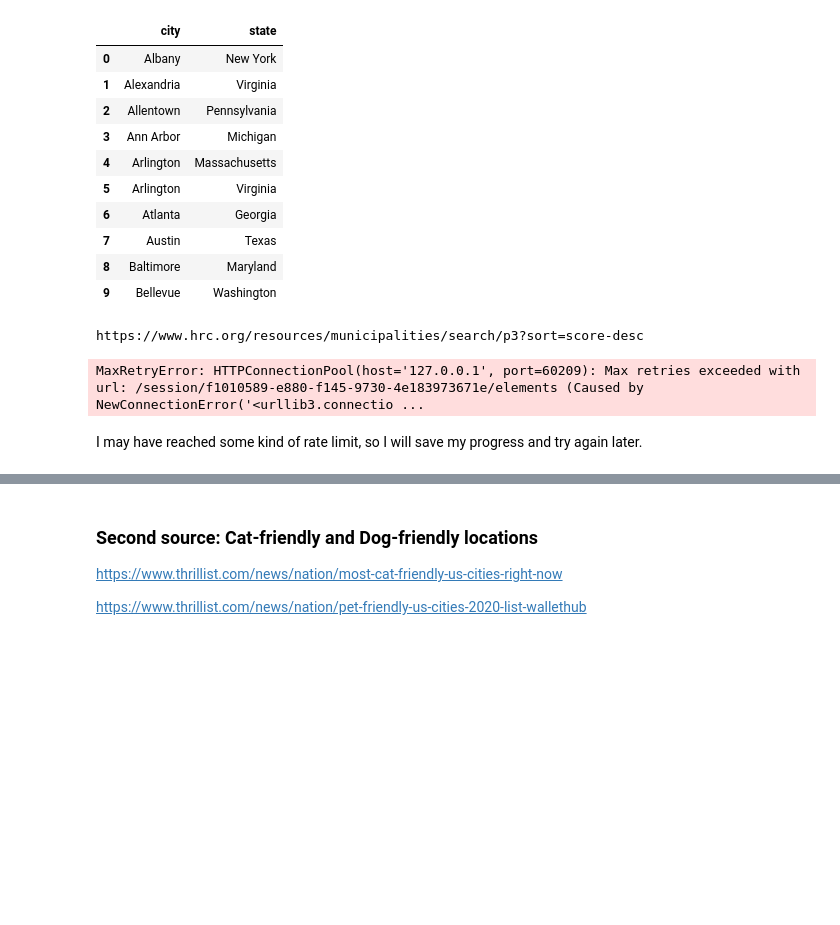
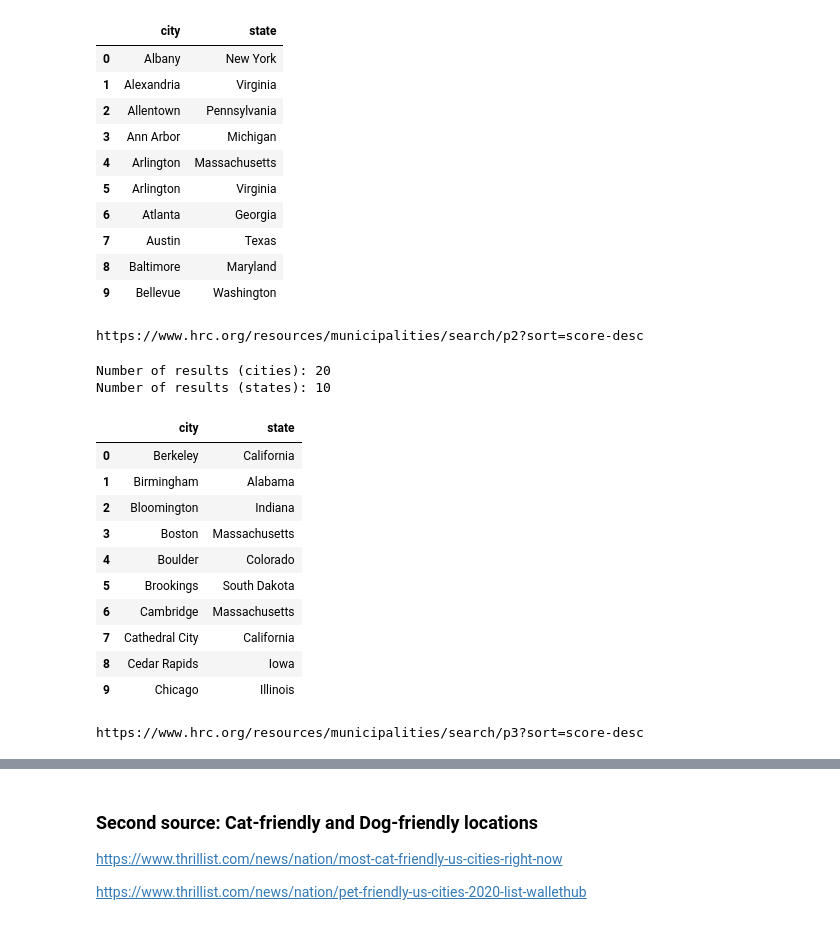
Before and after one commit to KwameTaylor/flask-project, a Jupyter notebook: acquire.ipynb, the cells around one changed output, grey strips where cells are left out. Saved outputs shown, nothing was run; the diff lists cells and outputs as text; code cells hidden in the pictures; blank space fills up the shorter version.

```diff
--- a/acquire.ipynb
+++ b/acquire.ipynb
@@ -73,9 +132,10 @@ urlpage = 'https://www.hrc.org/resources/municipalities/search?sort=score-desc'
 print(urlpage)
 # run firefox webdriver from executable path of your choice
 # i'm using headless mode with geckodriver
-options = Options()
-options.headless = True
-driver = webdriver.Firefox(options=options, executable_path = '/Users/a666/codeup-data-science/flask-project/geckodriver')
+#options = Options()
+#options.headless = True
+driver = webdriver.Firefox(executable_path = '/Users/a666/codeup-data-science/flask-project/geckodriver')
+#options=options,
 # %% [output]
 https://www.hrc.org/resources/municipalities/search?sort=score-desc
 # %%
@@ -218,11 +276,66 @@ df1
 | 7 | Austin | Texas |
 | 8 | Baltimore | Maryland |
 | 9 | Bellevue | Washington |
-# %%
-df2 = get_locations('https://www.hrc.org/resources/municipalities/search/p2?sort=score-desc')
-df2
-# %% [output]
-https://www.hrc.org/resources/municipalities/search/p3?sort=score-desc
-MaxRetryError: HTTPConnectionPool(host='127.0.0.1', port=60209): Max retries exceeded with url: /session/f1010589-e880-f145-9730-4e183973671e/elements (Caused by NewConnectionError('<urllib3.connectio ...
-# %% [markdown]
-I may have reached some kind of rate limit, so I will save my progress and try again later.
+# %%
+#df2 = get_locations('https://www.hrc.org/resources/municipalities/search/p2?sort=score-desc')
+
+# specify the url
+urlpage = 'https://www.hrc.org/resources/municipalities/search/p2?sort=score-desc'
+print(urlpage)
+# run firefox webdriver from executable path of your choice
+driver = webdriver.Firefox(executable_path = '/Users/a666/codeup-data-science/flask-project/geckodriver')
+# %% [output]
+https://www.hrc.org/resources/municipalities/search/p2?sort=score-desc
+# %%
+# get web page
+driver.get(urlpage)
+# execute script to scroll down the page
+driver.execute_script("window.scrollTo(0, document.body.scrollHeight);var lenOfPage=document.body.scrollHeight;return lenOfPage;")
+# sleep for 30s
+time.sleep(30)
+
+results_cities = driver.find_elements_by_xpath("/html/body/div/main/div/section/div/article/div/div/h2/a/span")
+results_states = driver.find_elements_by_xpath("/html/body/div/main/div/section/div/article/div/p")
+print('Number of results (cities):', len(results_cities))
+print('Number of results (states):', len(results_states))
+# %% [output]
+Number of results (cities): 20
+Number of results (states): 10
+# %%
+# create empty df and arrays to store data
+df2 = pd.DataFrame(columns = ['city', 'state'])
+city_list = []
+state_list = []
+# loop over results and store in the lists
+for result_city in results_cities:
+    if result_city.text != "":
+        city_list.append(result_city.text)
+for result_state in results_states:
+    state_list.append(result_state.text)
+# add lists to df
+df2['city'] = pd.Series(city_list)
+df2['state'] = pd.Series(state_list)
+
+driver.quit()
+
+df2
+# %% [output]
+|  | city | state |
+| 0 | Berkeley | California |
+| 1 | Birmingham | Alabama |
+| 2 | Bloomington | Indiana |
+| 3 | Boston | Massachusetts |
+| 4 | Boulder | Colorado |
+| 5 | Brookings | South Dakota |
+| 6 | Cambridge | Massachusetts |
+| 7 | Cathedral City | California |
+| 8 | Cedar Rapids | Iowa |
+| 9 | Chicago | Illinois |
+# %%
+# specify the url
+urlpage = 'https://www.hrc.org/resources/municipalities/search/p3?sort=score-desc'
+print(urlpage)
+# run firefox webdriver from executable path of your choice
+driver = webdriver.Firefox(executable_path = '/Users/a666/codeup-data-science/flask-project/geckodriver')
+# %% [output]
+https://www.hrc.org/resources/municipalities/search/p3?sort=score-desc
```
Also changed, not shown: parts of 56 cells of this notebook.
